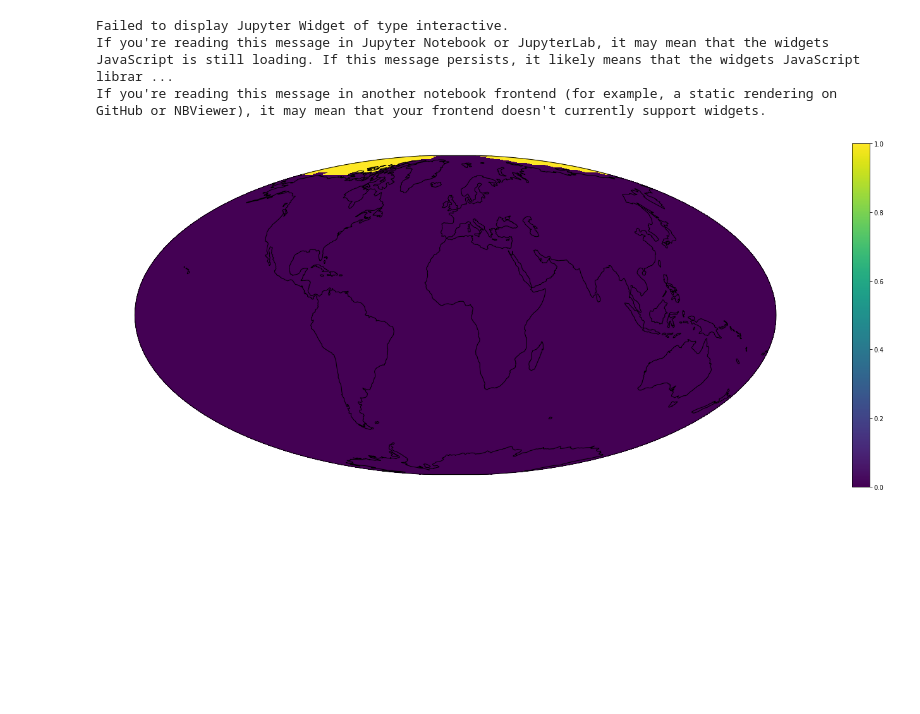
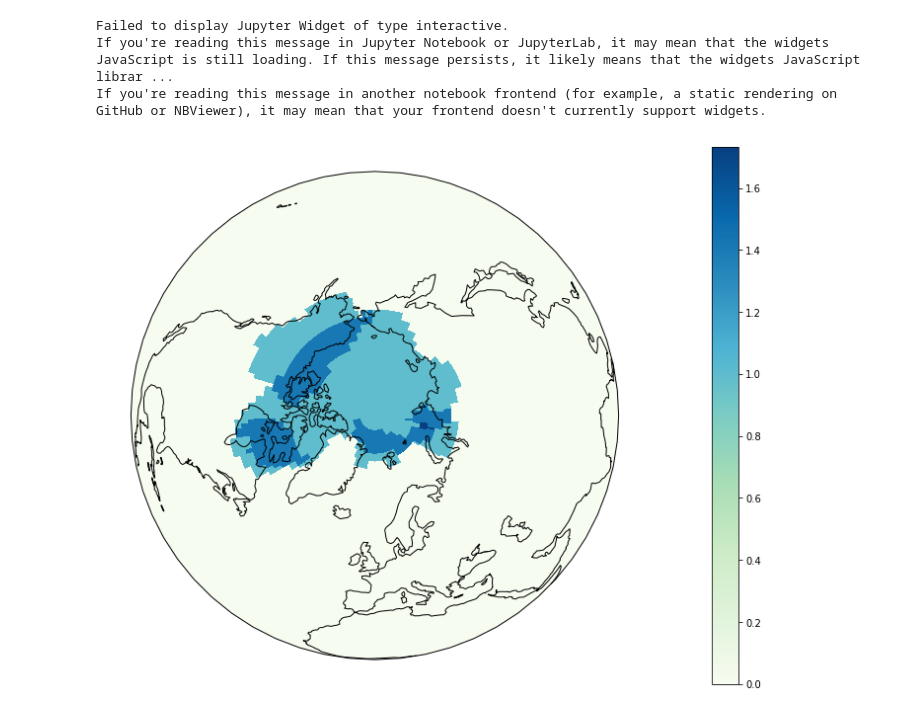
Before and after one commit to abrupt-climate/notebooks, a Jupyter notebook: Temperature.ipynb, the cells around one changed output. Drawn from its saved outputs; the diff is of its cells as text; code cells hidden in the pictures; blank space fills up the shorter version.

```diff
--- a/Temperature.ipynb
+++ b/Temperature.ipynb
@@ -170,7 +158,7 @@ def smooth(box, data, sigma_t, sigma_lat, sigma_lon):
     res_t, res_lat, res_lon = box.resolution
     outp = np.zeros_like(data)
     # FIXME: set the 'mode' parameter for cilindric coordinates.
-    gaussian_filter(data, [sigma_t / res_t, sigma_lat / res_lat, 0.0], output=outp)
+    gaussian_filter(data, [sigma_t / res_t, sigma_lat / res_lat, 0.0], mode=['reflect', 'reflect', 'wrap'], output=outp)
 
     data[:] = outp
     h = data.shape[1] / 2
@@ -178,6 +166,7 @@ def smooth(box, data, sigma_t, sigma_lat, sigma_lon):
         gaussian_filter(
             data[:,i,:],
             min(data.shape[2], (sigma_lon /res_lon) / np.cos((h - i) / (2*h) * np.pi)),
+            mode=['reflect', 'wrap'],
             output=outp[:,i,:])
 
     return outp
@@ -215,24 +204,27 @@ def full_sobel(box, smooth_data, weights):
     sb = np.array([
         ndimage.sobel(smooth_data, mode=['reflect', 'reflect', 'wrap'], axis=i) * y[i]
         for i in range(dim)])
-    # FIXME: include np.cos((h - i) / (2*h) * np.pi)
+
+    h = lats[:] / 180 * np.pi
+    sb[2,:,:,:] /= np.cos(h)[None,:,None]
+
     sb = np.r_[sb, np.ones_like(sb[0:1])]
     norm = np.sqrt((sb[:dim]**2).sum(axis=0))
     sb /= norm
 
     return sb
 # %%
-sb = full_sobel(box[2::12], smooth_data, weights=[100., 0.01, 0.01])
+sb = full_sobel(box[2::12], smooth_data, weights=[100., 0.001, 0.001])
 # %%
 from hyper_canny import cp_edge_thinning, cp_double_threshold
 # %%
 dat = sb.transpose([3,2,1,0]).copy()
 mask = cp_edge_thinning(dat)
 # %%
-edges = cp_double_threshold(data=dat, mask=mask, a=1./1400, b=1./1000)
+edges = cp_double_threshold(data=dat, mask=mask, a=1./600, b=1./500)
 m = edges.transpose([2, 1, 0])
 # %%
-plot_mollweide(lats, lons, np.sqrt(m.sum(axis=0)))
+plot_orthographic_np(lats, lons, np.sqrt(m.sum(axis=0)), cmap='GnBu')
 # %% [output]
-[figure, old version]
+[figure, new version]
 # %%
```
Also changed, not shown: parts of 12 cells of this notebook, 1 other file.
